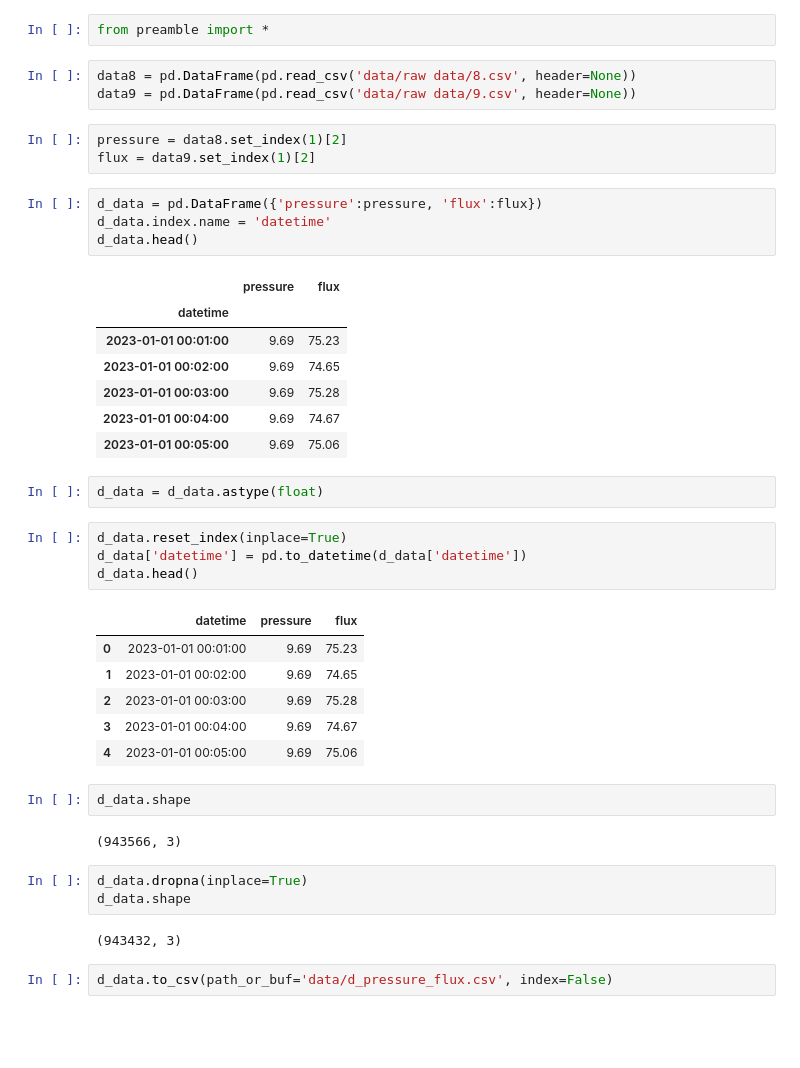
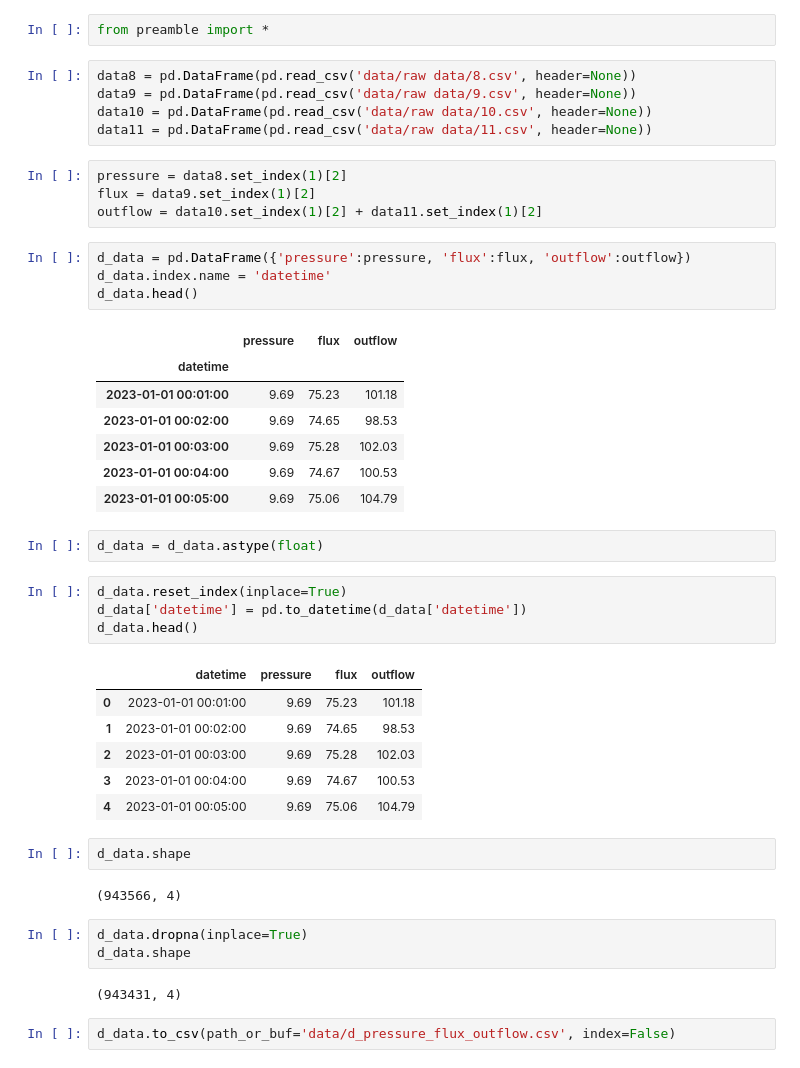
Before and after one commit to iambean-git/OptiFlow, a Jupyter notebook: OptiFlowData/data_cleaning4.ipynb, the cells around one changed output. Cells and saved outputs as stored; diff of their text form; blank space fills up the shorter version.

```diff
--- a/OptiFlowData/data_cleaning4.ipynb
+++ b/OptiFlowData/data_cleaning4.ipynb
@@ -3,21 +3,24 @@ from preamble import *
 # %%
 data8 = pd.DataFrame(pd.read_csv('data/raw data/8.csv', header=None))
 data9 = pd.DataFrame(pd.read_csv('data/raw data/9.csv', header=None))
+data10 = pd.DataFrame(pd.read_csv('data/raw data/10.csv', header=None))
+data11 = pd.DataFrame(pd.read_csv('data/raw data/11.csv', header=None))
 # %%
 pressure = data8.set_index(1)[2]
 flux = data9.set_index(1)[2]
+outflow = data10.set_index(1)[2] + data11.set_index(1)[2]
 # %%
-d_data = pd.DataFrame({'pressure':pressure, 'flux':flux})
+d_data = pd.DataFrame({'pressure':pressure, 'flux':flux, 'outflow':outflow})
 d_data.index.name = 'datetime'
 d_data.head()
 # %% [output]
-|  | pressure | flux |
-| datetime |  |  |
-| 2023-01-01 00:01:00 | 9.69 | 75.23 |
-| 2023-01-01 00:02:00 | 9.69 | 74.65 |
-| 2023-01-01 00:03:00 | 9.69 | 75.28 |
-| 2023-01-01 00:04:00 | 9.69 | 74.67 |
-| 2023-01-01 00:05:00 | 9.69 | 75.06 |
+|  | pressure | flux | outflow |
+| datetime |  |  |  |
+| 2023-01-01 00:01:00 | 9.69 | 75.23 | 101.18 |
+| 2023-01-01 00:02:00 | 9.69 | 74.65 | 98.53 |
+| 2023-01-01 00:03:00 | 9.69 | 75.28 | 102.03 |
+| 2023-01-01 00:04:00 | 9.69 | 74.67 | 100.53 |
+| 2023-01-01 00:05:00 | 9.69 | 75.06 | 104.79 |
 # %%
 d_data = d_data.astype(float)
 # %%
@@ -25,20 +28,20 @@ d_data.reset_index(inplace=True)
 d_data['datetime'] = pd.to_datetime(d_data['datetime'])
 d_data.head()
 # %% [output]
-|  | datetime | pressure | flux |
-| 0 | 2023-01-01 00:01:00 | 9.69 | 75.23 |
-| 1 | 2023-01-01 00:02:00 | 9.69 | 74.65 |
-| 2 | 2023-01-01 00:03:00 | 9.69 | 75.28 |
-| 3 | 2023-01-01 00:04:00 | 9.69 | 74.67 |
-| 4 | 2023-01-01 00:05:00 | 9.69 | 75.06 |
+|  | datetime | pressure | flux | outflow |
+| 0 | 2023-01-01 00:01:00 | 9.69 | 75.23 | 101.18 |
+| 1 | 2023-01-01 00:02:00 | 9.69 | 74.65 | 98.53 |
+| 2 | 2023-01-01 00:03:00 | 9.69 | 75.28 | 102.03 |
+| 3 | 2023-01-01 00:04:00 | 9.69 | 74.67 | 100.53 |
+| 4 | 2023-01-01 00:05:00 | 9.69 | 75.06 | 104.79 |
 # %%
 d_data.shape
 # %% [output]
-(943566, 3)
+(943566, 4)
 # %%
 d_data.dropna(inplace=True)
 d_data.shape
 # %% [output]
-(943432, 3)
+(943431, 4)
 # %%
-d_data.to_csv(path_or_buf='data/d_pressure_flux.csv', index=False)
+d_data.to_csv(path_or_buf='data/d_pressure_flux_outflow.csv', index=False)
```
Also changed, not shown: 5 other files.
